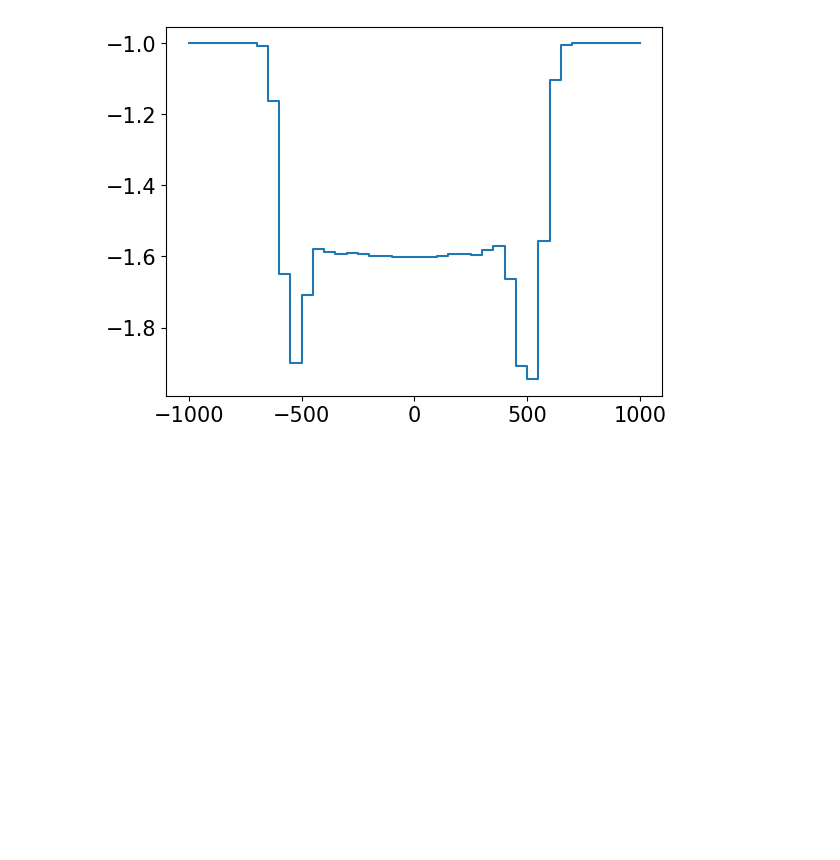
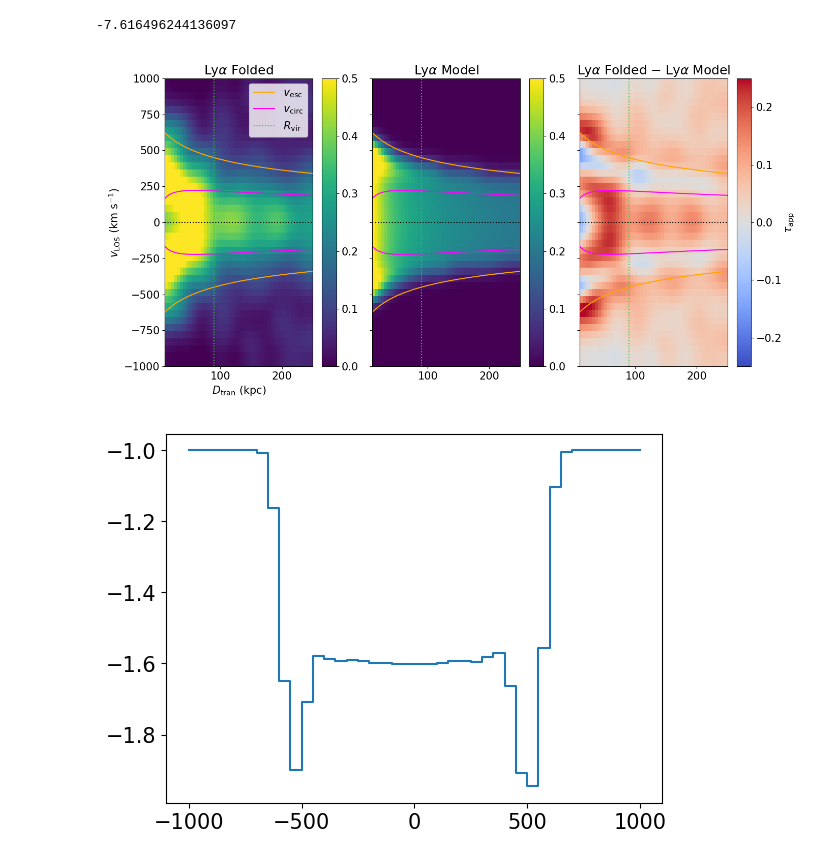
Before and after one commit to prusinski/galpair_model, a Jupyter notebook: gaussian_inflow.ipynb, the cells around one changed output. Cells and saved outputs as stored; diff of their text form; code cells hidden in the pictures; blank space fills up the shorter version.

```diff
--- a/gaussian_inflow.ipynb
+++ b/gaussian_inflow.ipynb
@@ -427,3 +446,54 @@ plt.show()
+# %%
+theta = 712, -311, 0.27, 0., 0.31, 0.4 #vout, vin, aout, ain, gout, gin, gv
+# 830, -269, 0.1, 0.17, 0.1, 0.2
+#756, -311, 0.1, 0.27, 0.26, 0.45
+#756, -311, 0.1, 0.17, 0.26, 0.45 this is okay
+# 712, -311, 0.37, 0., 0.21, 0.4 # out only
+likelihood, lya_model = lnlike(theta)
+print(likelihood)
+vmi, vma = 0, 0.5
+
+fig, ax = plt.subplots(1,3, figsize = (14,7), sharex=True, sharey=True)
+re = ax[0].imshow(lya_real, aspect='auto', origin='lower',
+                  extent = [bvec_final.min(), bvec_final.max(), vvec_final.min(), vvec_final.max()], vmin = vmi, vmax = vma)
+fig.colorbar(re, ax=ax[0])
+ax[0].set_title('Ly$\\alpha$ Folded', fontsize = 18)
+
+mod = ax[1].imshow(lya_model, aspect='auto', origin='lower',
+                   extent = [bvec_final.min(), bvec_final.max(), vvec_final.min(), vvec_final.max()], vmin = vmi, vmax = vma)
+fig.colorbar(mod, ax=ax[1])
+ax[1].set_title('Ly$\\alpha$ Model', fontsize = 18)
+
+diff = ax[2].imshow(lya_real - lya_model, aspect='auto', origin='lower',
+                    extent = [bvec_final.min(), bvec_final.max(), vvec_final.min(), vvec_final.max()], cmap='coolwarm', vmin=-0.25, vmax=0.25)
+fig.colorbar(diff, ax=ax[2], label = '$\\tau_\\mathrm{app}$')
+ax[2].set_title('Ly$\\alpha$ Folded $-$ Ly$\\alpha$ Model', fontsize = 18)
+fig.tight_layout()
+
+for i in range(3):
+    ax[i].plot(rr, vesc.to('km/s'), label = '$v_\mathrm{esc}$', c='orange')
+    ax[i].plot(rr, vcirc.to('km/s'), c='magenta', label = '$v_\mathrm{circ}$')
+    ax[i].plot(rr, -vesc.to('km/s'), c='orange')
+    ax[i].plot(rr, -vcirc.to('km/s'), c='magenta')
+    ax[i].axvline(90, ls = ':', c='limegreen', label = '$R_\mathrm{vir}$')
+
+ax[0].set_xlabel('$D_\\mathrm{tran}$ (kpc)')
+ax[0].set_ylabel('$v_\\mathrm{LOS}$ (km s$^{-1}$)')
+
+
+ax[0].axhline(0, ls=':', c='k')
+ax[1].axhline(0, ls=':', c='k')
+ax[2].axhline(0, ls=':', c='k')
+ax[0].legend()
+
+fig.tight_layout()
+
+plt.savefig('outonly_model_250313.pdf')
+
+plt.show()
+# %% [output]
+-7.616496244136097
+[figure, added]
 # %%
 plt.figure()
 plt.step(vvec_final, -np.exp(lya_model[:,0]))
```
Also changed, not shown: parts of 8 cells of this notebook, 8 other files.
